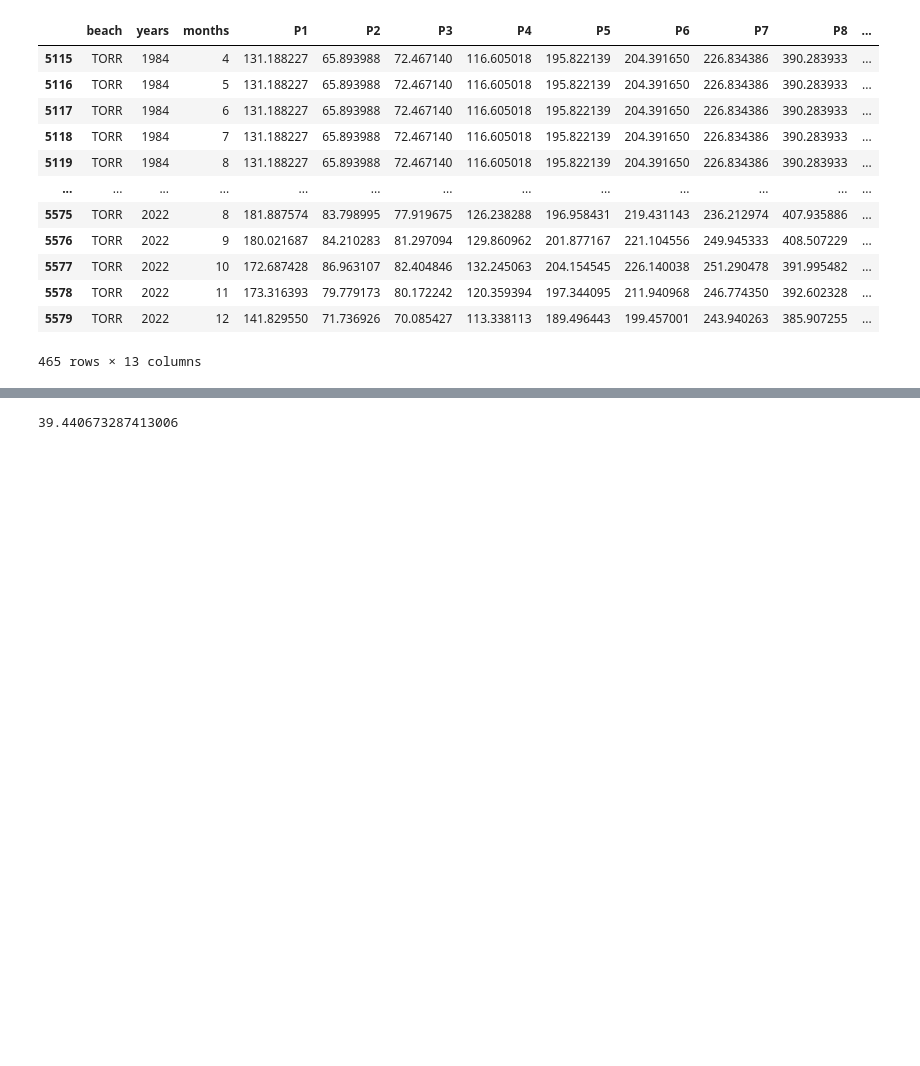
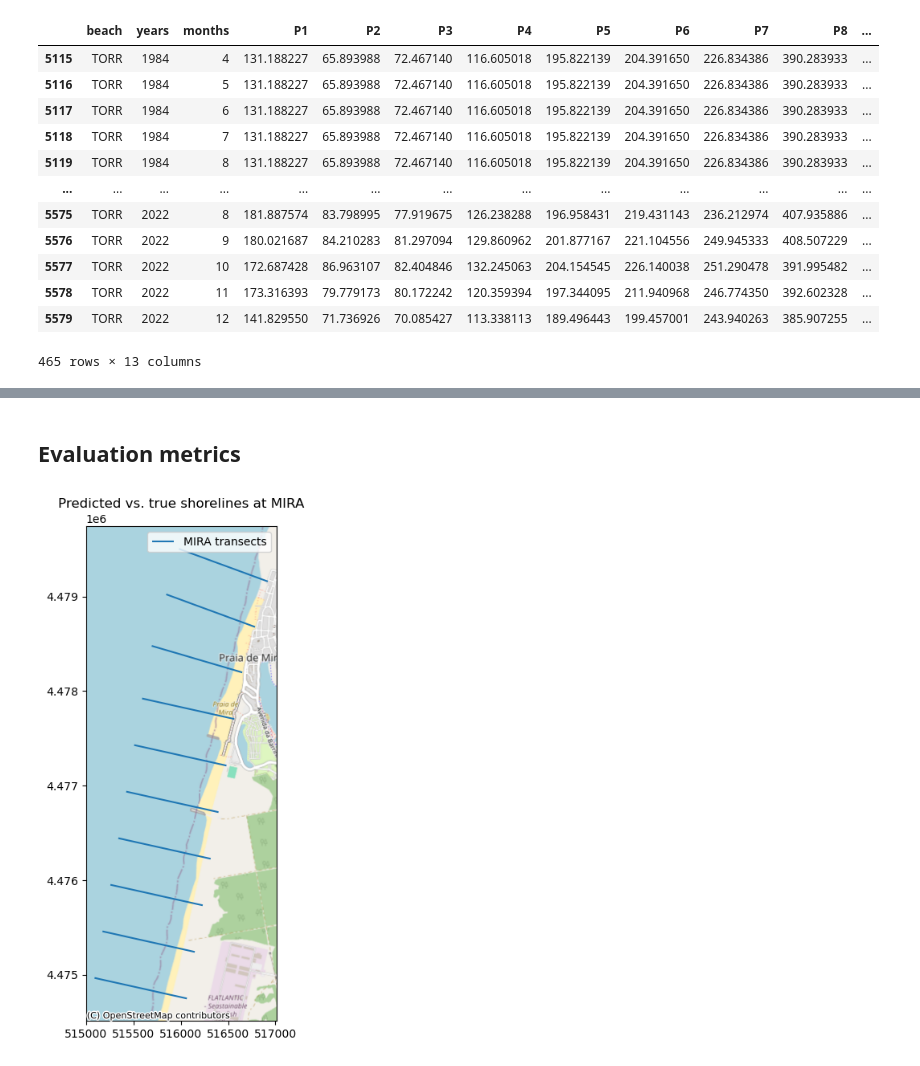
Before and after one commit to carolinamrcr/wave-whisperers, a Jupyter notebook: Project Capstone_081223.ipynb, the cells around one changed output, grey strips where cells are left out. Drawn from its saved outputs; the diff is of its cells as text; code cells hidden in the pictures; blank space fills up the shorter version.

```diff
--- a/Project Capstone_081223.ipynb
+++ b/Project Capstone_081223.ipynb
@@ -542,8 +558,27 @@ plt.show()
-# %%
-# Calculate and print the metrics
-mse = mean_squared_error(y_test, y_pred)
-rmse = mean_squared_error(y_test, y_pred, squared=False)
-rmse
-# %% [output]
-39.440673287413006
+# %% [markdown]
+## Evaluation metrics
+# %%
+# Get unique beaches
+beaches = transects_gdf['beach'].unique()
+
+# Create a separate plot window for each beach
+for beach in beaches:
+    # Select transects for the current beach
+    beach_transects = transects_gdf[transects_gdf['beach'] == beach]
+
+    # Plot transects
+    fig, ax = plt.subplots(figsize=(10, 8))
+    beach_transects.plot(ax=ax, label=f'{beach} transects')
+
+    # Add OpenStreetMap background using contextily
+    ctx.add_basemap(ax, crs=beach_transects.crs.to_string(), source=ctx.providers.OpenStreetMap.Mapnik)
+
+    # Set labels and legend
+    ax.set_title(f'Predicted vs. true shorelines at {beach}')
+    ax.legend()
+
+    # Show the plot
+    plt.show()
+# %% [output]
+[figure, added]
 # %%
```
Also changed, not shown: parts of 25 cells of this notebook, 13 other files.
